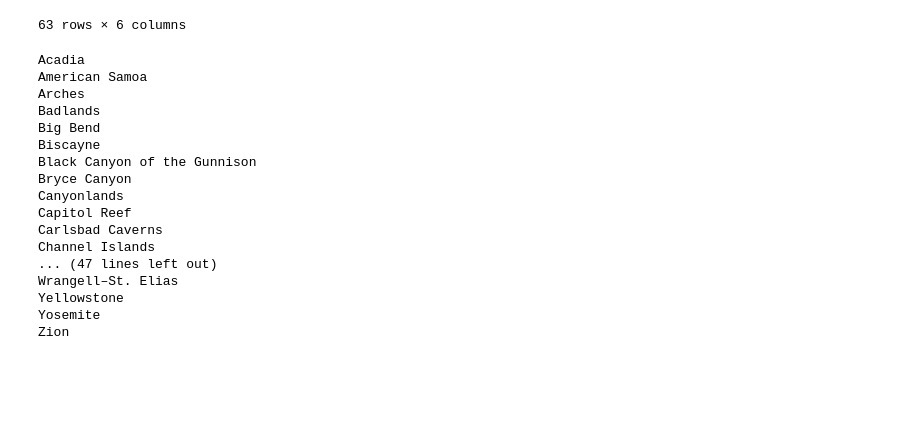
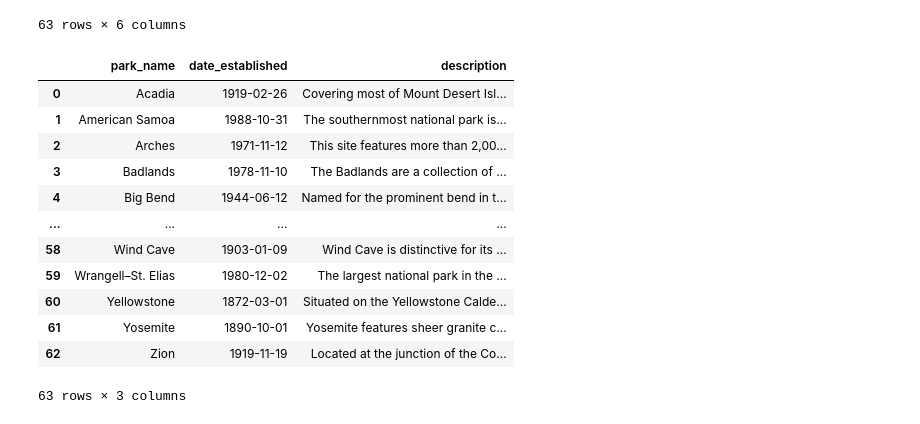
Before and after one commit to jaredjab/Capstone, a Jupyter notebook: scripts/national_parks_web_scrape.ipynb, the cells around one changed output. Drawn from its saved outputs; the diff is of its cells as text; code cells hidden in the pictures; blank space fills up the shorter version.

```diff
--- a/scripts/national_parks_web_scrape.ipynb
+++ b/scripts/national_parks_web_scrape.ipynb
@@ -230,24 +234,20 @@ parks_table
 63 rows × 6 columns
 # %%
 parks_table.to_csv('../data/wikipedia/parks_info.csv', index=False)
-# %%
-for park in parks_table.park_name:
-    print(park)
-# %% [output]
-Acadia
-American Samoa
-Arches
-Badlands
-Big Bend
-Biscayne
-Black Canyon of the Gunnison
-Bryce Canyon
-Canyonlands
-Capitol Reef
-Carlsbad Caverns
-Channel Islands
-... (47 lines left out)
-Wrangell–St. Elias
-Yellowstone
-Yosemite
-Zion
+# %%
+general = parks_table.drop(columns=['area_acres', 'area_km2', 'state'])
+general
+# %% [output]
+|  | park_name | date_established | description |
+| 0 | Acadia | 1919-02-26 | Covering most of Mount Desert Isl... |
+| 1 | American Samoa | 1988-10-31 | The southernmost national park is... |
+| 2 | Arches | 1971-11-12 | This site features more than 2,00... |
+| 3 | Badlands | 1978-11-10 | The Badlands are a collection of ... |
+| 4 | Big Bend | 1944-06-12 | Named for the prominent bend in t... |
+| ... | ... | ... | ... |
+| 58 | Wind Cave | 1903-01-09 | Wind Cave is distinctive for its ... |
+| 59 | Wrangell–St. Elias | 1980-12-02 | The largest national park in the ... |
+| 60 | Yellowstone | 1872-03-01 | Situated on the Yellowstone Calde... |
+| 61 | Yosemite | 1890-10-01 | Yosemite features sheer granite c... |
+| 62 | Zion | 1919-11-19 | Located at the junction of the Co... |
+63 rows × 3 columns
```
Also changed, not shown: parts of 5 cells of this notebook, 3 other files.
